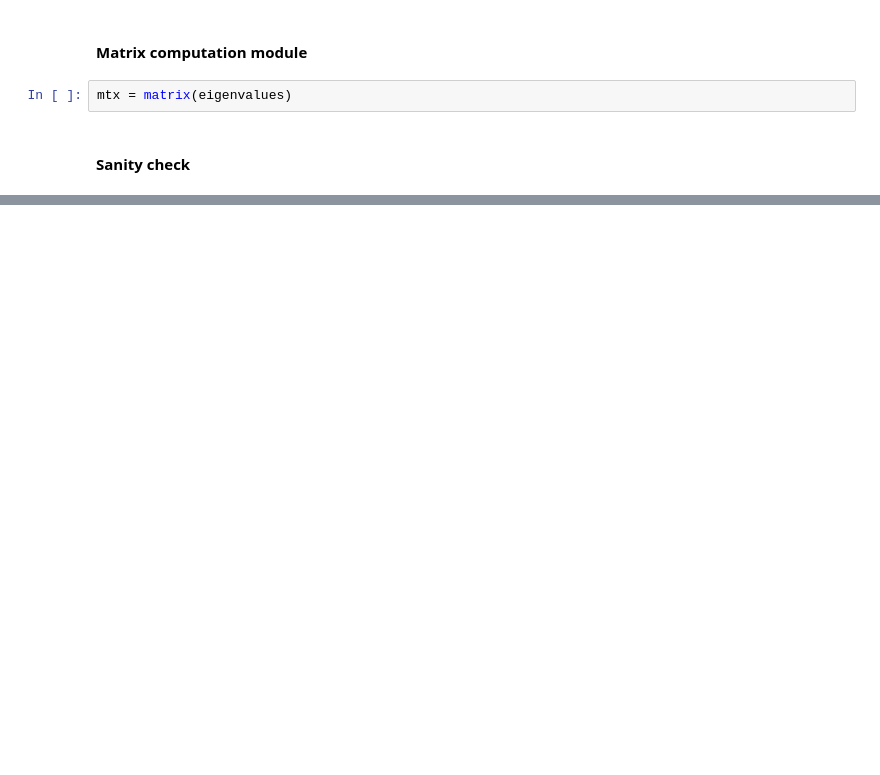
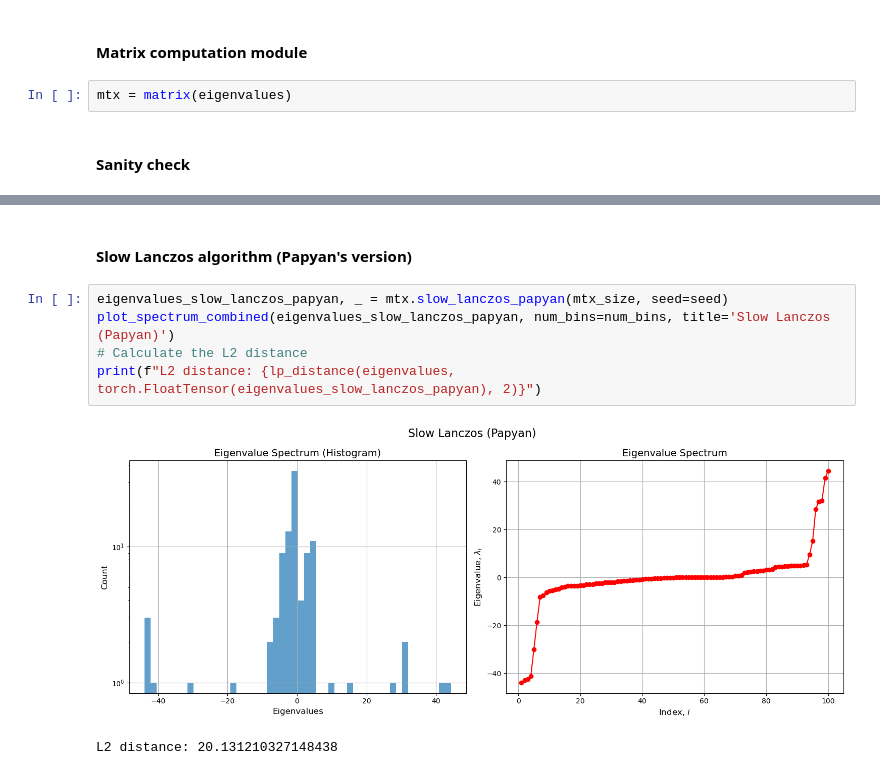
Before and after one commit to ilievanadezhda/spectral-properties-of-NN, a Jupyter notebook: lanczos/lanczos_iterations.ipynb, the cells around one changed output, grey strips where cells are left out. Cells and saved outputs as stored; diff of their text form; blank space fills up the shorter version.

```diff
--- a/lanczos/lanczos_iterations.ipynb
+++ b/lanczos/lanczos_iterations.ipynb
@@ -79,0 +77,10 @@ plot_lanczos_iterations(eigenvalues_slow_lanczos, "Slow Lanczos")
+# %% [markdown]
+#### Slow Lanczos algorithm (Papyan's version)
+# %%
+eigenvalues_slow_lanczos_papyan, _ = mtx.slow_lanczos_papyan(mtx_size, seed=seed)
+plot_spectrum_combined(eigenvalues_slow_lanczos_papyan, num_bins=num_bins, title='Slow Lanczos (Papyan)')
+# Calculate the L2 distance
+print(f"L2 distance: {lp_distance(eigenvalues, torch.FloatTensor(eigenvalues_slow_lanczos_papyan), 2)}")
+# %% [output]
+[figure, added]
+L2 distance: 20.131210327148438
```
Also changed, not shown: parts of 16 cells of this notebook, 3 other files.
